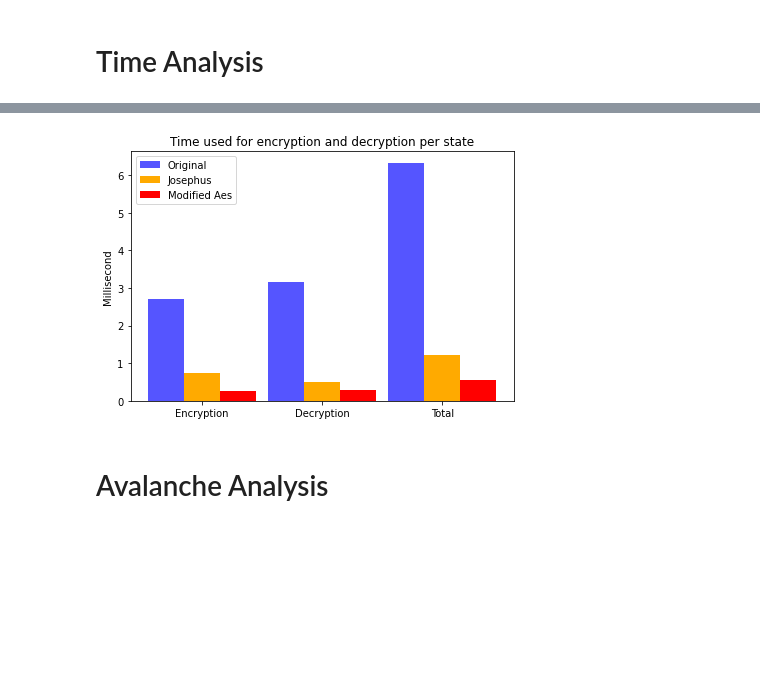
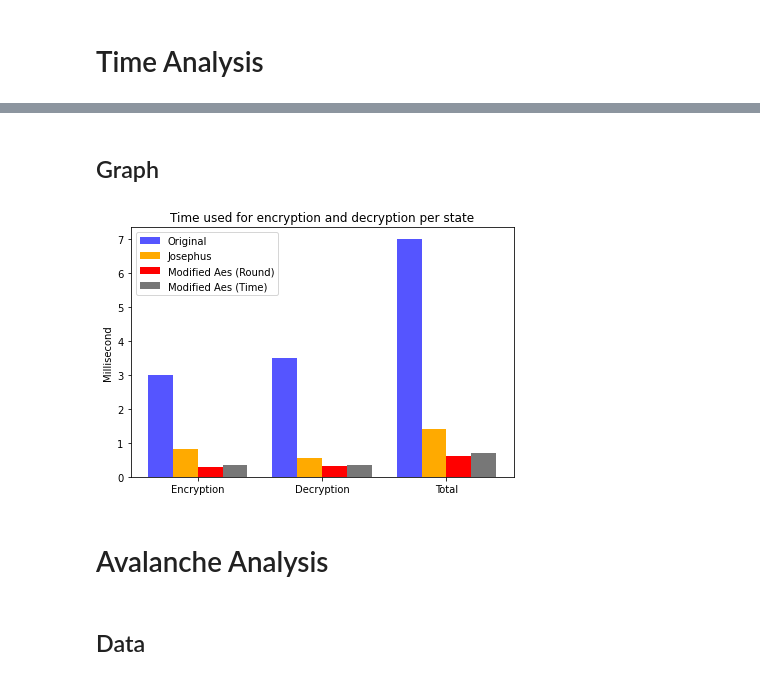
Before and after one commit to WingedSeal/AES_Josephus, a Jupyter notebook: data/result_data_analysis.ipynb, the cells around one changed output, grey strips where cells are left out. Drawn from its saved outputs; the diff is of its cells as text; code cells hidden in the pictures; blank space fills up the shorter version.

```diff
--- a/data/result_data_analysis.ipynb
+++ b/data/result_data_analysis.ipynb
@@ -34,43 +94,39 @@ time_df.head(10)
+# %% [markdown]
+## Graph
 # %%
-time_df_mean = time_df.mean()
 labels = ["Encryption", "Decryption", "Total"]
-bar_width = 0.3
+bar_width = 0.2
 
 fig, ax = plt.subplots()
 x = np.arange(len(labels))
 
-ax.bar(x - bar_width,
-       [time_df_mean['Original_AES_Encryption_Time']*1000,
-        time_df_mean['Original_AES_Decryption_Time']*1000,
-        (time_df_mean['Original_AES_Decryption_Time']+time_df_mean['Original_AES_Decryption_Time'])*1000
-       ],
+ax.bar(x - 3*bar_width/2,
+       time_data_original.values(),
        bar_width, label='Original', color='#5555FF')
-ax.bar(x,
-       [time_df_mean['Josephus_AES_Encryption_Time']*1000,
-        time_df_mean['Josephus_AES_Decryption_Time']*1000,
-        (time_df_mean['Josephus_AES_Encryption_Time']+time_df_mean['Josephus_AES_Decryption_Time'])*1000
-       ],
+ax.bar(x - 1*bar_width/2,
+       time_data_josephus.values(),
        bar_width, label='Josephus', color='#FFAA00')
-ax.bar(x + bar_width,
-       [time_df_mean['Modified_AES_Encryption_Time']*1000,
-        time_df_mean['Modified_AES_Decryption_Time']*1000,
-        (time_df_mean['Modified_AES_Encryption_Time']+time_df_mean['Modified_AES_Decryption_Time'])*1000
-       ],
-       bar_width, label='Modified Aes', color='#FF0000')
-
+ax.bar(x + 1*bar_width/2,
+       time_data_modified_round.values(),
+       bar_width, label='Modified Aes (Round)', color='#FF0000')
+ax.bar(x + 3*bar_width/2,
+       time_data_modified_time.values(),
+       bar_width, label='Modified Aes (Time)', color='#777777')
 
 ax.set_ylabel('Millisecond')
 ax.set_xticks(x)
 ax.set_xticklabels(labels)
 ax.legend()
 fig.tight_layout()
 
 plt.title('Time used for encryption and decryption per state')
 plt.show()
 # %% [output]
-[figure, old version]
+[figure, new version]
 # %% [markdown]
 # Avalanche Analysis
+# %% [markdown]
+## Data
 # %%
 avalanche_df = pd.read_csv("avalanche_data.csv")
 avalanche_df["Original_AES_Avalanche"] = avalanche_df["Original_AES_Avalanche"].astype(float)*100
```
Also changed, not shown: parts of 15 cells of this notebook.
